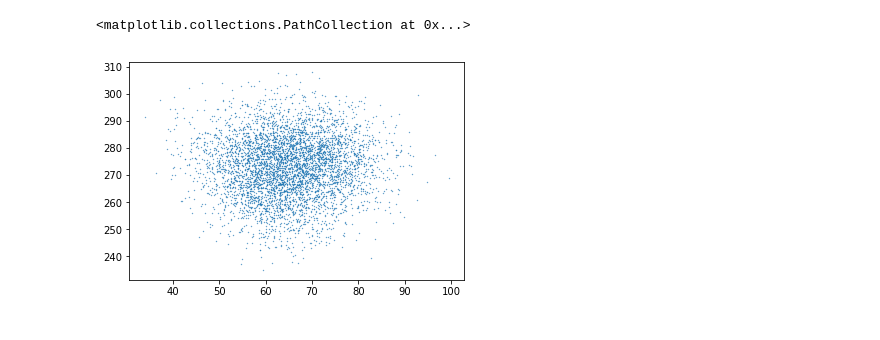
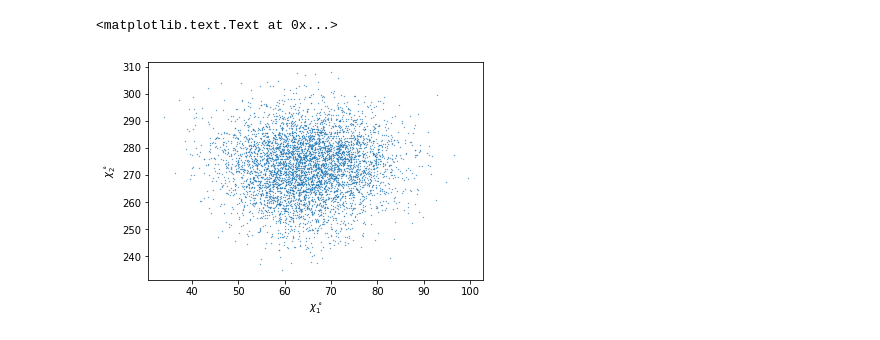
Before and after one commit to zdavidli/compbio, a Jupyter notebook: final/notebooks/WT.ipynb, the cells around one changed output. Saved outputs shown, nothing was run; the diff lists cells and outputs as text; code cells hidden in the pictures.

```diff
--- a/final/notebooks/WT.ipynb
+++ b/final/notebooks/WT.ipynb
@@ -11,7 +13,10 @@ with open("../WT/ang.dat") as f:
 
 data = np.array(data)
 # %%
+plt.figure()
 plt.scatter(data[:, 0], data[:, 1], s=0.1)
+plt.xlabel(r'$\chi_1^\circ$')
+plt.ylabel(r'$\chi_2^\circ$')
 # %% [output]
-<matplotlib.collections.PathCollection at 0x...>
+<matplotlib.text.Text at 0x...>
-[figure, old version]
+[figure, new version]
```
Also changed, not shown: parts of 1 cell of this notebook, 2 other files.
